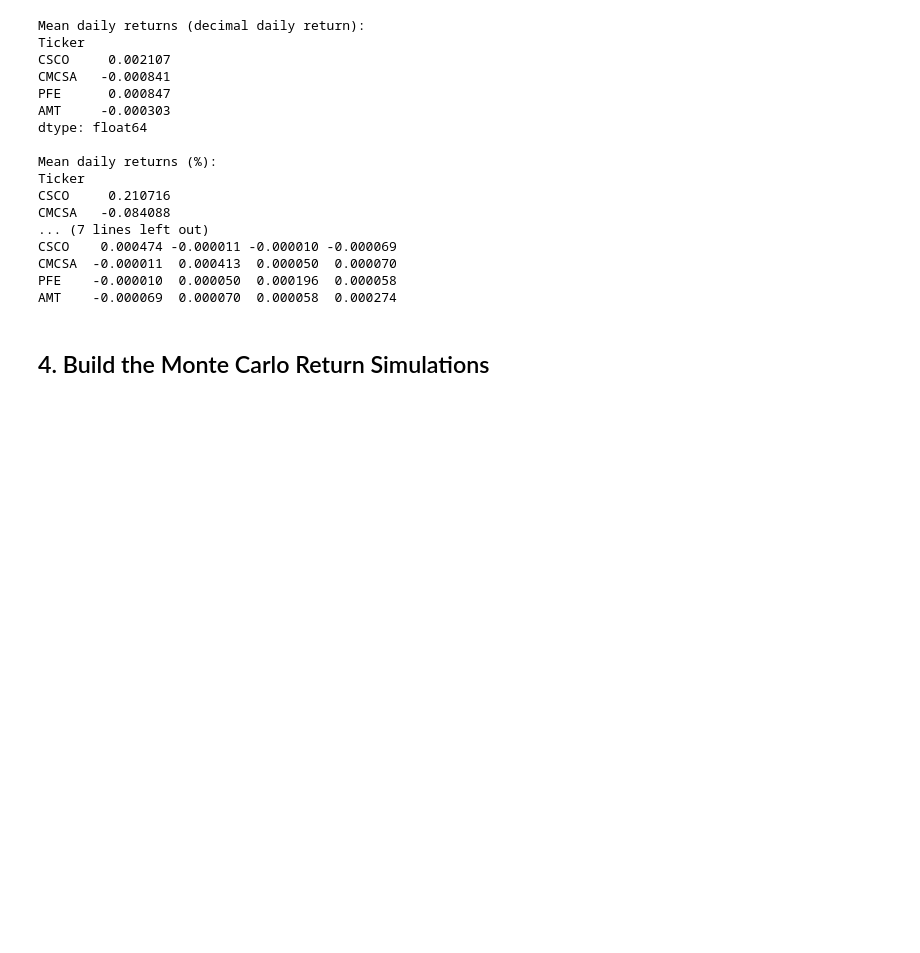
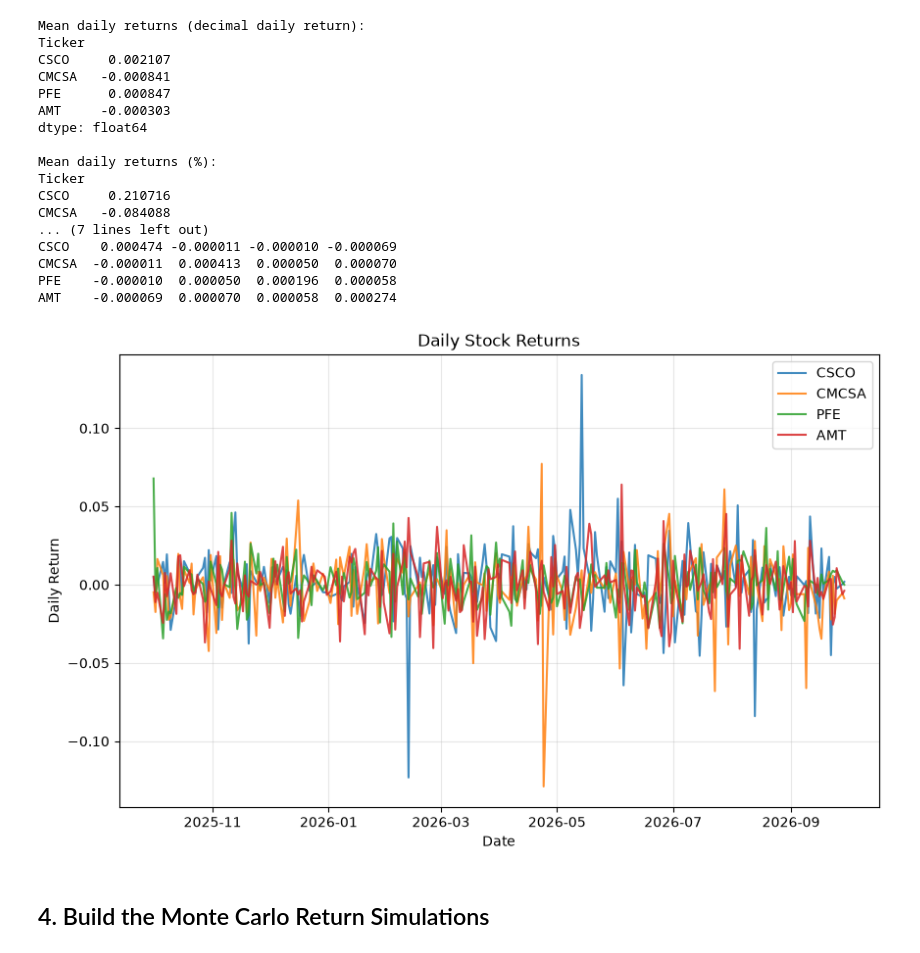
Before and after one commit to ahalbert36-bit/monteCarloPractice, a Jupyter notebook: MQF_Portfolio_Risk/notebook.ipynb, the cells around one changed output. Cells and saved outputs as stored; diff of their text form; code cells hidden in the pictures; blank space fills up the shorter version.

Commit message:
added visuals

```diff
--- a/MQF_Portfolio_Risk/notebook.ipynb
+++ b/MQF_Portfolio_Risk/notebook.ipynb
@@ -103,10 +103,13 @@ def get_data(stocks, start, end, trade_days=250):
     returns = stock_data.pct_change().tail(trade_days) #compute percentage change in closing value for each day in 250-day span
     mean_returns = returns.mean() #mean of daily returns for the stock
     cov_matrix = returns.cov() #covariance matrix of daily returns for the stock
-    return mean_returns, cov_matrix
+
+
+
+    return mean_returns, cov_matrix, returns
 # %%
 start_date, end_date = build_window_dates(days_back=365)
-mean_returns, cov_matrix = get_data(stocks, start_date, end_date)
+mean_returns, cov_matrix, stock_returns = get_data(stocks, start_date, end_date)
 
 print("Mean daily returns (decimal daily return):")
 print(mean_returns)
@@ -133,6 +136,25 @@ CSCO    0.000474 -0.000011 -0.000010 -0.000069
 CMCSA  -0.000011  0.000413  0.000050  0.000070
 PFE    -0.000010  0.000050  0.000196  0.000058
 AMT    -0.000069  0.000070  0.000058  0.000274
+# %%
+def plot_stock_prices(stock_returns): # graphing stock prices
+
+    fig, ax = plt.subplots(figsize=(10, 6))
+
+    for col in stock_returns.columns:
+        ax.plot(stock_returns.index, stock_returns[col], label=col, alpha=0.85, lw=1.5)
+
+    ax.set_title('Daily Stock Returns')
+    ax.set_ylabel('Daily Return')
+    ax.set_xlabel('Date')
+    ax.legend()
+    ax.grid(alpha=0.3)
+
+    plt.show()
+
+plot_stock_prices(stock_returns)
+# %% [output]
+[figure, added]
 # %% [markdown]
 ## 4. Build the Monte Carlo Return Simulations
 # %% [markdown]
```
Also changed, not shown: parts of 9 cells of this notebook, 9 other files.
